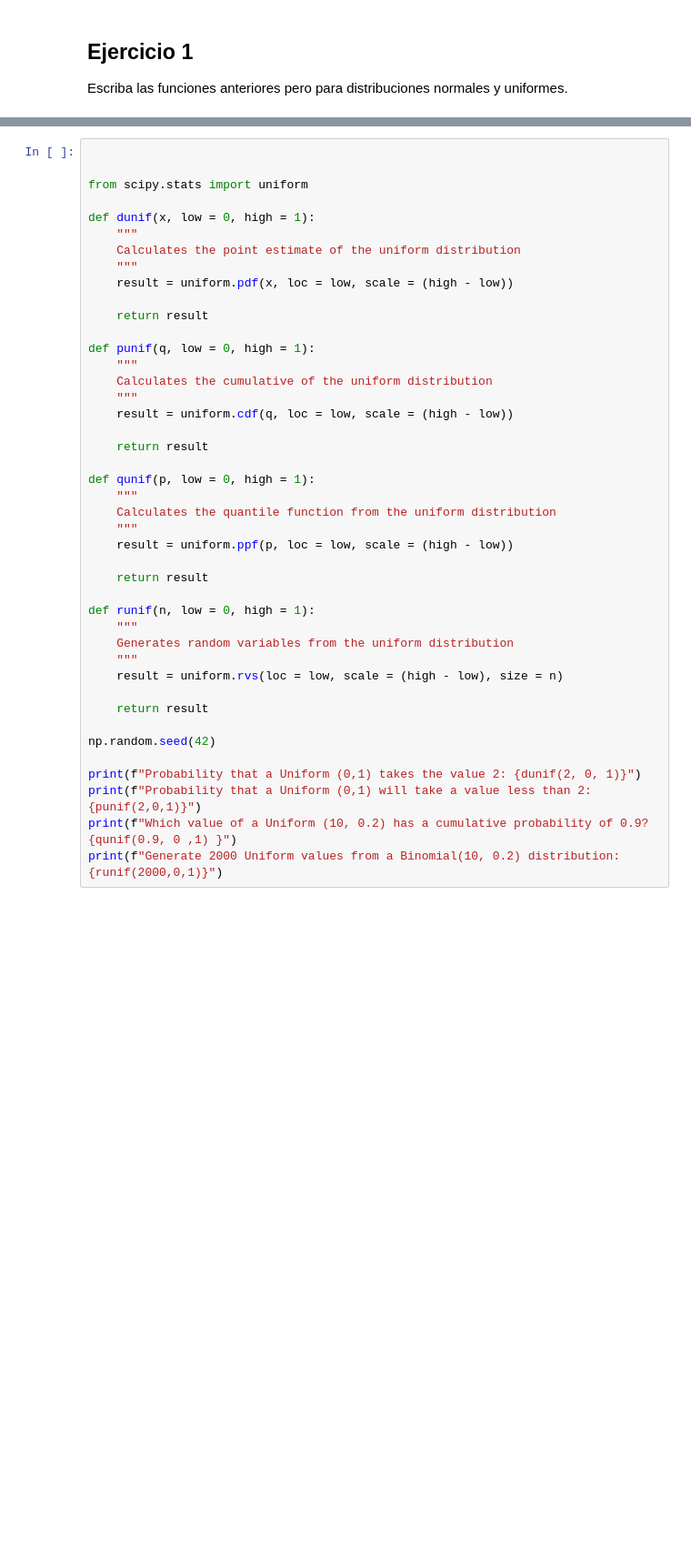
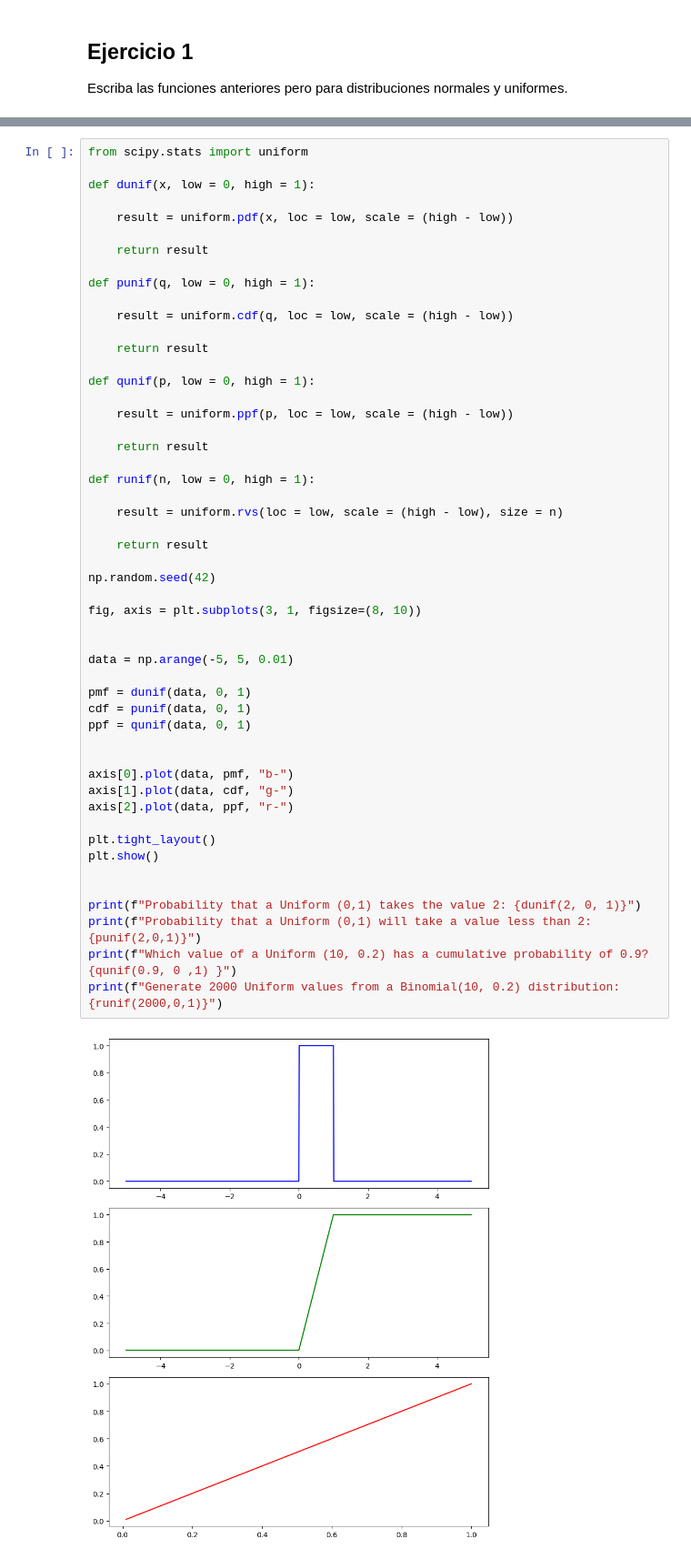
Before and after one commit to Alezuloaga/probability-distribution-exercises-project-with-python, a Jupyter notebook: notebook/problems.es.ipynb, the cells around one changed output, grey strips where cells are left out. Shown: that part at 91% size. Saved outputs shown, nothing was run; the diff lists cells and outputs as text; blank space fills up the shorter version.

```diff
--- a/notebook/problems.es.ipynb
+++ b/notebook/problems.es.ipynb
@@ -139,47 +160,56 @@ Generate 2000 random values from a Binomial(10, 0.2) distribution: [ 0.49671415
 # %%
-
-
 from scipy.stats import uniform
 
 def dunif(x, low = 0, high = 1):
-    """
-    Calculates the point estimate of the uniform distribution
-    """
+
     result = uniform.pdf(x, loc = low, scale = (high - low))
 
     return result
 
 def punif(q, low = 0, high = 1):
-    """
-    Calculates the cumulative of the uniform distribution
-    """
+
     result = uniform.cdf(q, loc = low, scale = (high - low))
 
     return result
 
 def qunif(p, low = 0, high = 1):
-    """
-    Calculates the quantile function from the uniform distribution
-    """
+
     result = uniform.ppf(p, loc = low, scale = (high - low))
 
     return result
 
 def runif(n, low = 0, high = 1):
-    """
-    Generates random variables from the uniform distribution
-    """
+
     result = uniform.rvs(loc = low, scale = (high - low), size = n)
 
     return result
 
 np.random.seed(42)
 
+fig, axis = plt.subplots(3, 1, figsize=(8, 10))
+
+
+data = np.arange(-5, 5, 0.01)
+
+pmf = dunif(data, 0, 1)
+cdf = punif(data, 0, 1)
+ppf = qunif(data, 0, 1)
+
+
+axis[0].plot(data, pmf, "b-")
+axis[1].plot(data, cdf, "g-")
+axis[2].plot(data, ppf, "r-")
+
+plt.tight_layout()
+plt.show()
+
+
 print(f"Probability that a Uniform (0,1) takes the value 2: {dunif(2, 0, 1)}")
 print(f"Probability that a Uniform (0,1) will take a value less than 2: {punif(2,0,1)}")
 print(f"Which value of a Uniform (10, 0.2) has a cumulative probability of 0.9? {qunif(0.9, 0 ,1) }")
 print(f"Generate 2000 Uniform values from a Binomial(10, 0.2) distribution: {runif(2000,0,1)}")
 # %% [output]
+[figure, added]
 Probability that a Uniform (0,1) takes the value 2: 0.0
 Probability that a Uniform (0,1) will take a value less than 2: 1.0
 Which value of a Uniform (10, 0.2) has a cumulative probability of 0.9? 0.9
```
Also changed, not shown: parts of 4 cells of this notebook.
